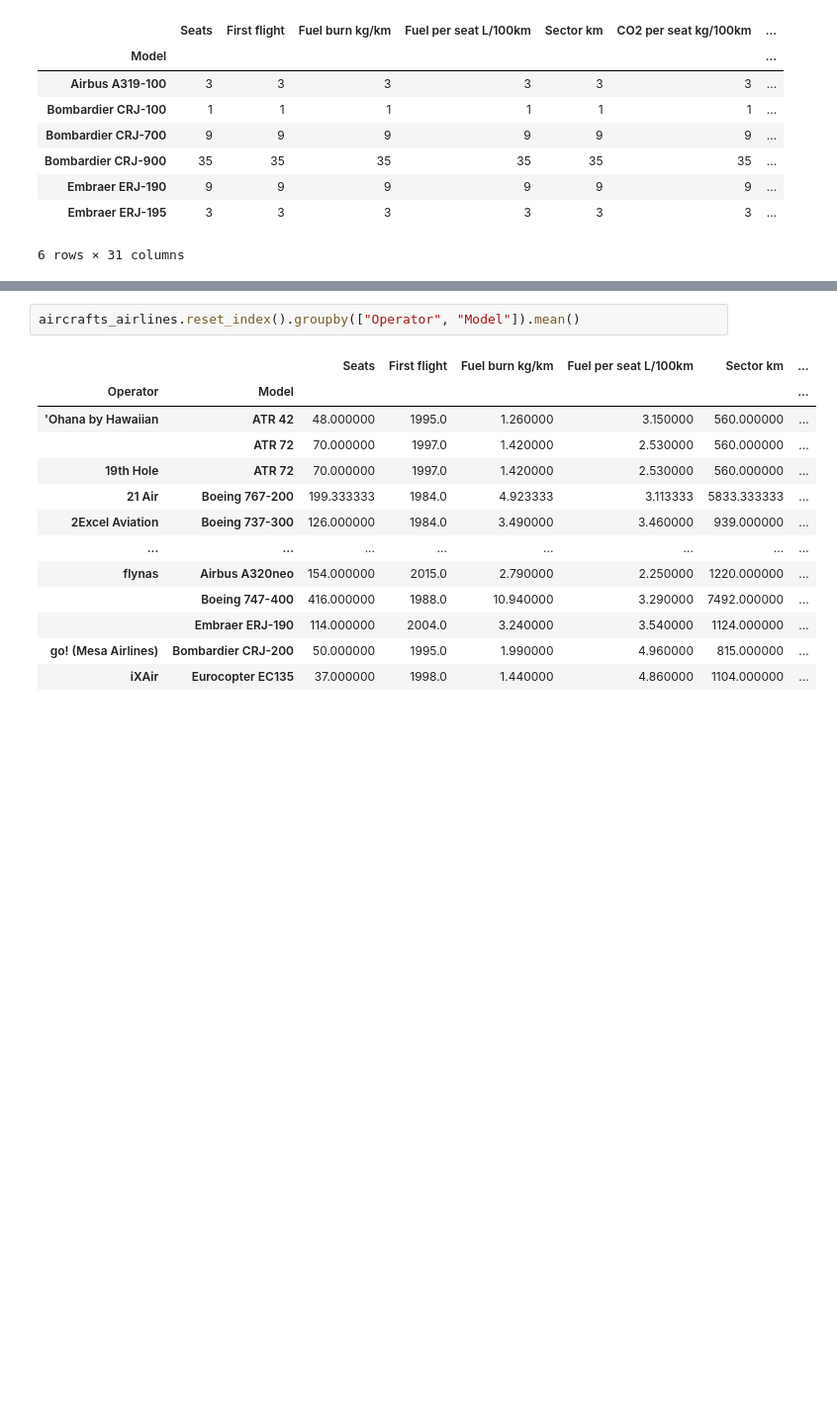
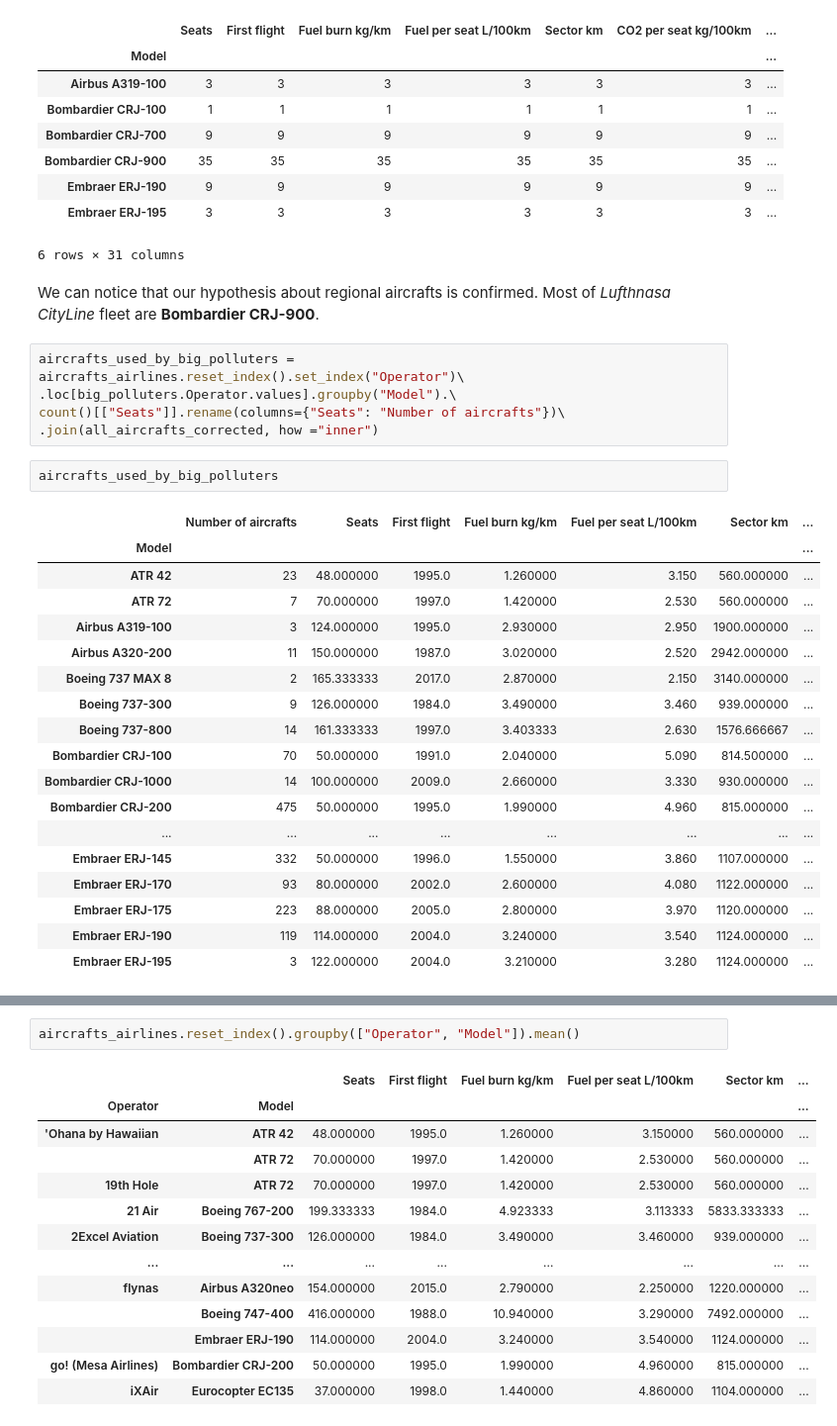
Before and after one commit to Jmion/aviation-co2-impact, a Jupyter notebook: planespotter.ipynb, the cells around one changed output, grey strips where cells are left out. Shown at 99% size. Cells and saved outputs as stored; diff of their text form; blank space fills up the shorter version.

```diff
--- a/planespotter.ipynb
+++ b/planespotter.ipynb
@@ -237,3 +269,31 @@ lufthansa_fleet
 | Embraer ERJ-190 | 9 | 9 | 9 | 9 | 9 | 9 | ... |
 | Embraer ERJ-195 | 3 | 3 | 3 | 3 | 3 | 3 | ... |
 6 rows × 31 columns
+# %% [markdown]
+We can notice that our hypothesis about regional aircrafts is confirmed. Most of *Lufthnasa CityLine* fleet are **Bombardier CRJ-900**.
+# %%
+aircrafts_used_by_big_polluters = aircrafts_airlines.reset_index().set_index("Operator")\
+.loc[big_polluters.Operator.values].groupby("Model").\
+count()[["Seats"]].rename(columns={"Seats": "Number of aircrafts"})\
+.join(all_aircrafts_corrected, how ="inner")
+# %%
+aircrafts_used_by_big_polluters
+# %% [output]
+|  | Number of aircrafts | Seats | First flight | Fuel burn kg/km | Fuel per seat L/100km | Sector km | ... |
+| Model |  |  |  |  |  |  | ... |
+| ATR 42 | 23 | 48.000000 | 1995.0 | 1.260000 | 3.150 | 560.000000 | ... |
+| ATR 72 | 7 | 70.000000 | 1997.0 | 1.420000 | 2.530 | 560.000000 | ... |
+| Airbus A319-100 | 3 | 124.000000 | 1995.0 | 2.930000 | 2.950 | 1900.000000 | ... |
+| Airbus A320-200 | 11 | 150.000000 | 1987.0 | 3.020000 | 2.520 | 2942.000000 | ... |
+| Boeing 737 MAX 8 | 2 | 165.333333 | 2017.0 | 2.870000 | 2.150 | 3140.000000 | ... |
+| Boeing 737-300 | 9 | 126.000000 | 1984.0 | 3.490000 | 3.460 | 939.000000 | ... |
+| Boeing 737-800 | 14 | 161.333333 | 1997.0 | 3.403333 | 2.630 | 1576.666667 | ... |
+| Bombardier CRJ-100 | 70 | 50.000000 | 1991.0 | 2.040000 | 5.090 | 814.500000 | ... |
+| Bombardier CRJ-1000 | 14 | 100.000000 | 2009.0 | 2.660000 | 3.330 | 930.000000 | ... |
+| Bombardier CRJ-200 | 475 | 50.000000 | 1995.0 | 1.990000 | 4.960 | 815.000000 | ... |
+| ... | ... | ... | ... | ... | ... | ... | ... |
+| Embraer ERJ-145 | 332 | 50.000000 | 1996.0 | 1.550000 | 3.860 | 1107.000000 | ... |
+| Embraer ERJ-170 | 93 | 80.000000 | 2002.0 | 2.600000 | 4.080 | 1122.000000 | ... |
+| Embraer ERJ-175 | 223 | 88.000000 | 2005.0 | 2.800000 | 3.970 | 1120.000000 | ... |
+| Embraer ERJ-190 | 119 | 114.000000 | 2004.0 | 3.240000 | 3.540 | 1124.000000 | ... |
+| Embraer ERJ-195 | 3 | 122.000000 | 2004.0 | 3.210000 | 3.280 | 1124.000000 | ... |
```
Also changed, not shown: parts of 57 cells of this notebook, 2 other files.
